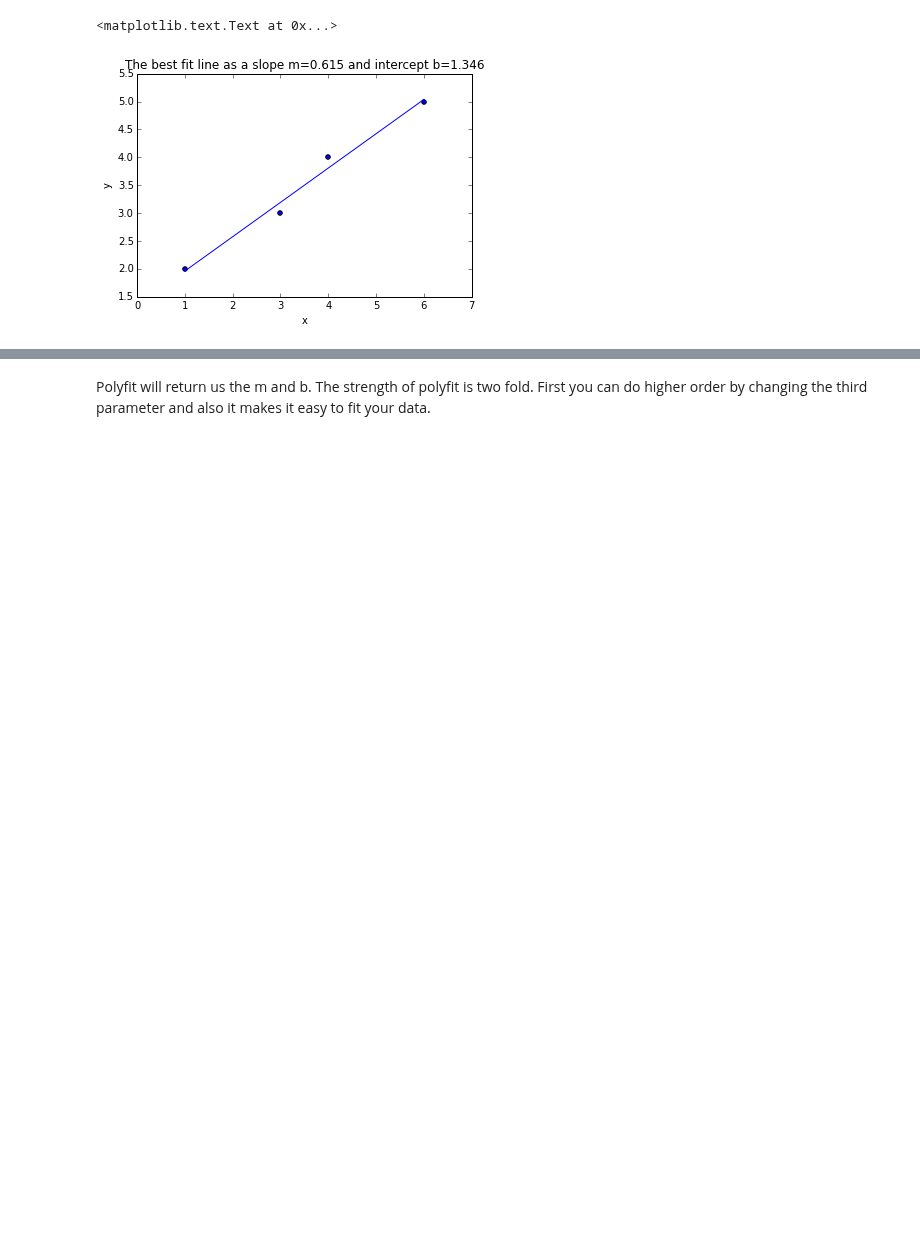
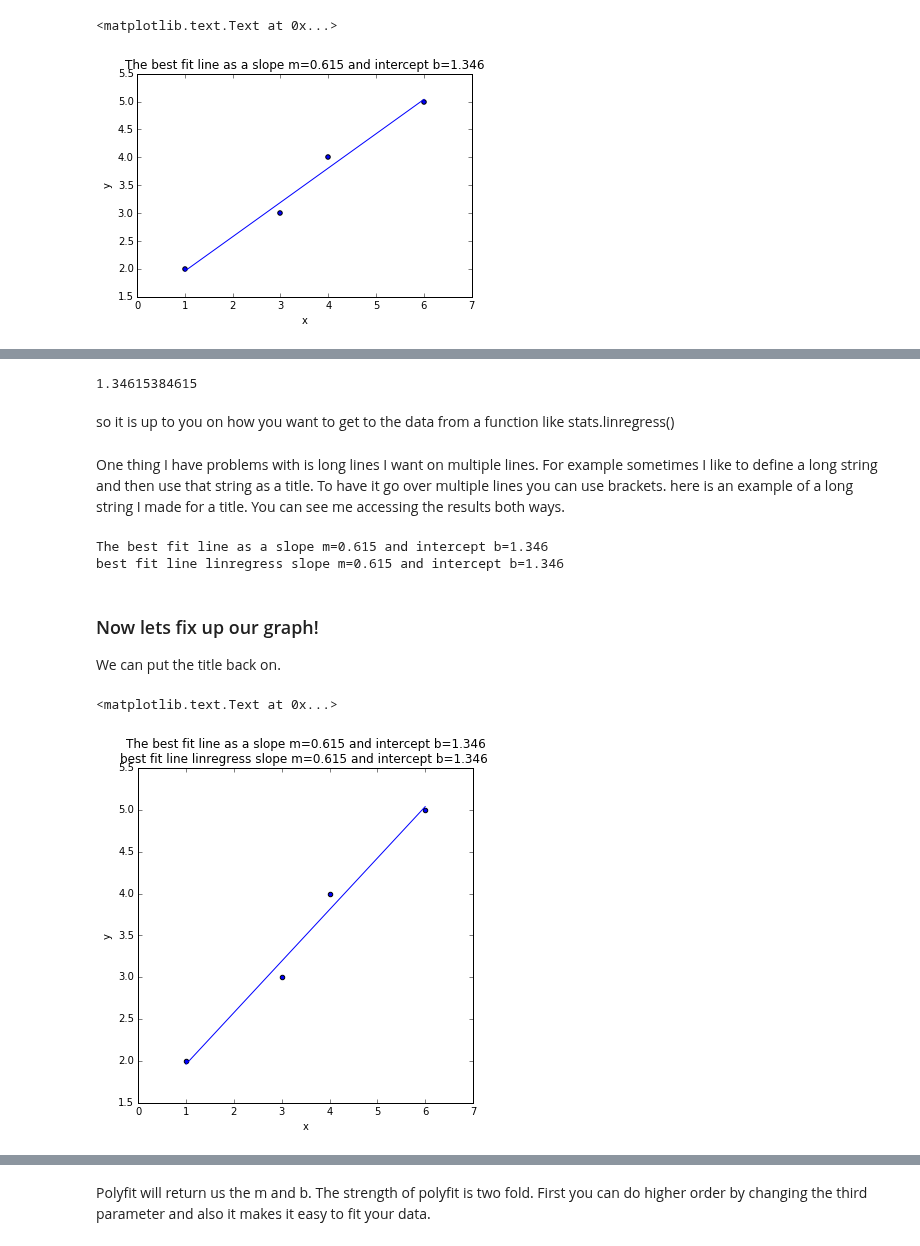
Before and after one commit to bmaillou/BigDataPython, a Jupyter notebook: FitALine.ipynb, the cells around one changed output, grey strips where cells are left out. Drawn from its saved outputs; the diff is of its cells as text; code cells hidden in the pictures; blank space fills up the shorter version.

```diff
--- a/FitALine.ipynb
+++ b/FitALine.ipynb
@@ -104,0 +160,38 @@ Lets compare our answer to two ways to figure out a line in python.  They are po
+# %%
+print ferb
+# %% [output]
+1.34615384615
+# %% [markdown]
+so it is up to you on how you want to get to the data from a function like stats.linregress()
+# %% [markdown]
+One thing I have problems with is long lines I want on multiple lines.  For example sometimes I like to define a long string and then use that string as a title.  To have it go over multiple lines you can use brackets.  here is an example of a long string I made for a title.   You can see me accessing the results both ways.
+# %%
+title=('The best fit line as a slope m={:.3f} and intercept b={:.3f}'.format(stats_out[0],stats_out[1])+
+       '\nbest fit line linregress slope m={:.3f} and intercept b={:.3f} '.format(slope,intercept))
+print title
+# %% [output]
+The best fit line as a slope m=0.615 and intercept b=1.346
+best fit line linregress slope m=0.615 and intercept b=1.346
+# %% [markdown]
+### Now lets fix up our graph!
+We can put the title back on.
+# %%
+% matplotlib inline
+import matplotlib.pylab as plt
+
+fig,ax=plt.subplots()
+fig.set_size_inches(6,6)  # I made a square graph
+ax.scatter(x,y)
+
+#plot the best fit line
+x_fit=np.linspace(np.min(x),np.max(x))
+ax.plot(x_fit,x_fit*stats_out[0]+stats_out[1])
+
+ax.set_xlabel('x')
+ax.set_ylabel('y')
+title=('The best fit line as a slope m={:.3f} and intercept b={:.3f}'.format(stats_out[0],stats_out[1])+
+       '\nbest fit line linregress slope m={:.3f} and intercept b={:.3f} '.format(slope,intercept))
+ax.set_title(title)
+# %% [output]
+<matplotlib.text.Text at 0x...>
+[figure, added]
```
Also changed, not shown: parts of 57 cells of this notebook, 1 other file.
